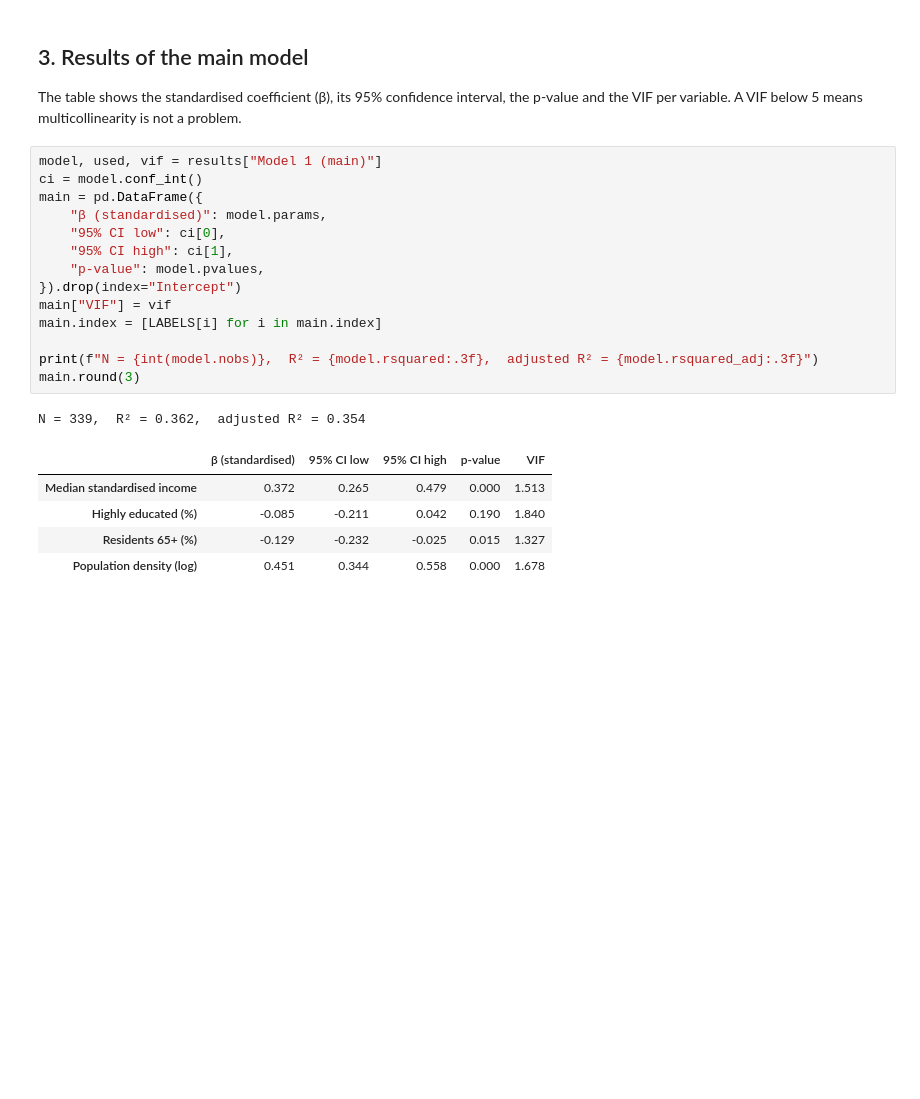
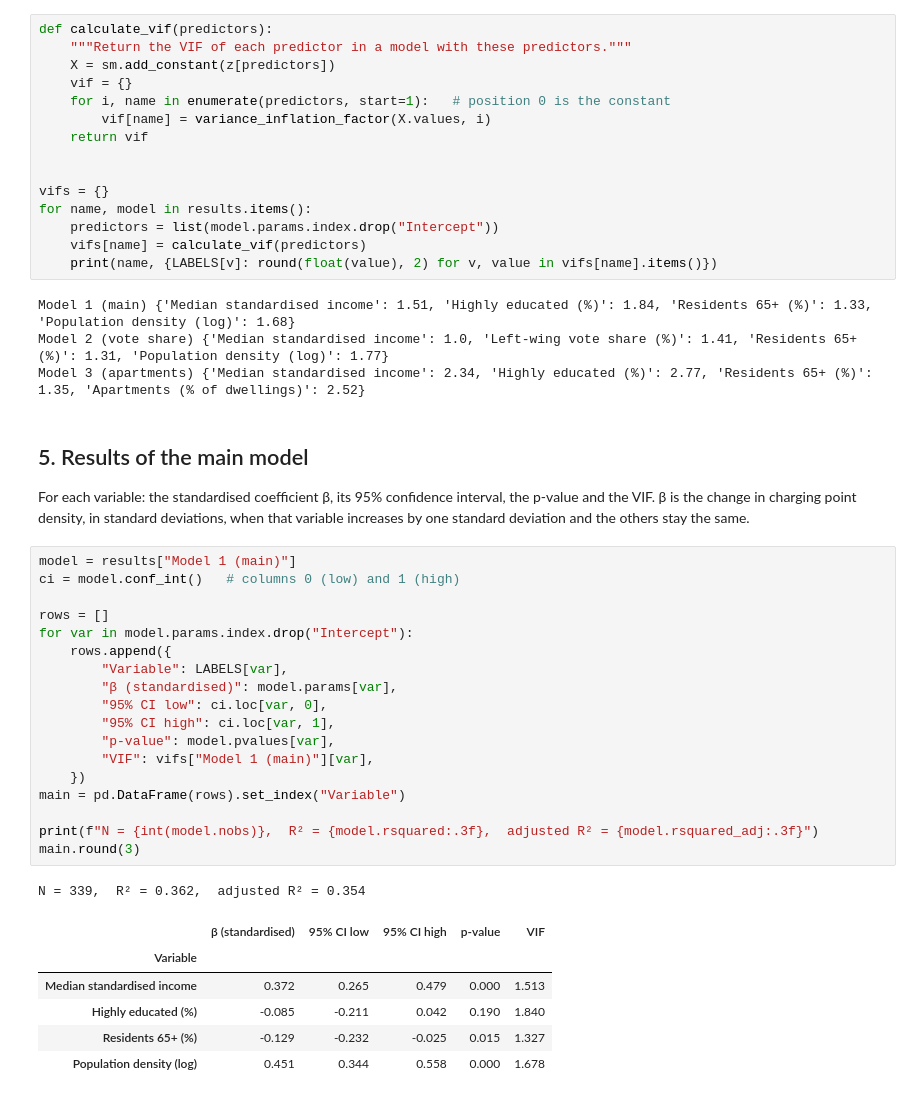
Before and after one commit to mirtebatema/group-15, a Jupyter notebook: notebooks/7. regression.ipynb, the cells around one changed output. Drawn from its saved outputs; the diff is of its cells as text; blank space fills up the shorter version.

```diff
--- a/notebooks/7. regression.ipynb
+++ b/notebooks/7. regression.ipynb
@@ -86,24 +120,48 @@ results = {name: fit_standardised(df, preds) for name, preds in MODELS.items()}
+# %%
+def calculate_vif(predictors):
+    """Return the VIF of each predictor in a model with these predictors."""
+    X = sm.add_constant(z[predictors])
+    vif = {}
+    for i, name in enumerate(predictors, start=1):   # position 0 is the constant
+        vif[name] = variance_inflation_factor(X.values, i)
+    return vif
+
+
+vifs = {}
+for name, model in results.items():
+    predictors = list(model.params.index.drop("Intercept"))
+    vifs[name] = calculate_vif(predictors)
+    print(name, {LABELS[v]: round(float(value), 2) for v, value in vifs[name].items()})
+# %% [output]
+Model 1 (main) {'Median standardised income': 1.51, 'Highly educated (%)': 1.84, 'Residents 65+ (%)': 1.33, 'Population density (log)': 1.68}
+Model 2 (vote share) {'Median standardised income': 1.0, 'Left-wing vote share (%)': 1.41, 'Residents 65+ (%)': 1.31, 'Population density (log)': 1.77}
+Model 3 (apartments) {'Median standardised income': 2.34, 'Highly educated (%)': 2.77, 'Residents 65+ (%)': 1.35, 'Apartments (% of dwellings)': 2.52}
 # %% [markdown]
-## 3. Results of the main model
+## 5. Results of the main model
 
-The table shows the standardised coefficient (β), its 95% confidence interval, the p-value and the VIF per variable. A VIF below 5 means multicollinearity is not a problem.
+For each variable: the standardised coefficient β, its 95% confidence interval, the p-value and the VIF. β is the change in charging point density, in standard deviations, when that variable increases by one standard deviation and the others stay the same.
 # %%
-model, used, vif = results["Model 1 (main)"]
-ci = model.conf_int()
-main = pd.DataFrame({
-    "β (standardised)": model.params,
-    "95% CI low": ci[0],
-    "95% CI high": ci[1],
-    "p-value": model.pvalues,
-}).drop(index="Intercept")
-main["VIF"] = vif
-main.index = [LABELS[i] for i in main.index]
+model = results["Model 1 (main)"]
+ci = model.conf_int()   # columns 0 (low) and 1 (high)
+
+rows = []
+for var in model.params.index.drop("Intercept"):
+    rows.append({
+        "Variable": LABELS[var],
+        "β (standardised)": model.params[var],
+        "95% CI low": ci.loc[var, 0],
+        "95% CI high": ci.loc[var, 1],
+        "p-value": model.pvalues[var],
+        "VIF": vifs["Model 1 (main)"][var],
+    })
+main = pd.DataFrame(rows).set_index("Variable")
 
 print(f"N = {int(model.nobs)},  R² = {model.rsquared:.3f},  adjusted R² = {model.rsquared_adj:.3f}")
 main.round(3)
 # %% [output]
 N = 339,  R² = 0.362,  adjusted R² = 0.354
 |  | β (standardised) | 95% CI low | 95% CI high | p-value | VIF |
+| Variable |  |  |  |  |  |
 | Median standardised income | 0.372 | 0.265 | 0.479 | 0.000 | 1.513 |
 | Highly educated (%) | -0.085 | -0.211 | 0.042 | 0.190 | 1.840 |
 | Residents 65+ (%) | -0.129 | -0.232 | -0.025 | 0.015 | 1.327 |
```
Also changed, not shown: parts of 20 cells of this notebook, 2 other files.
